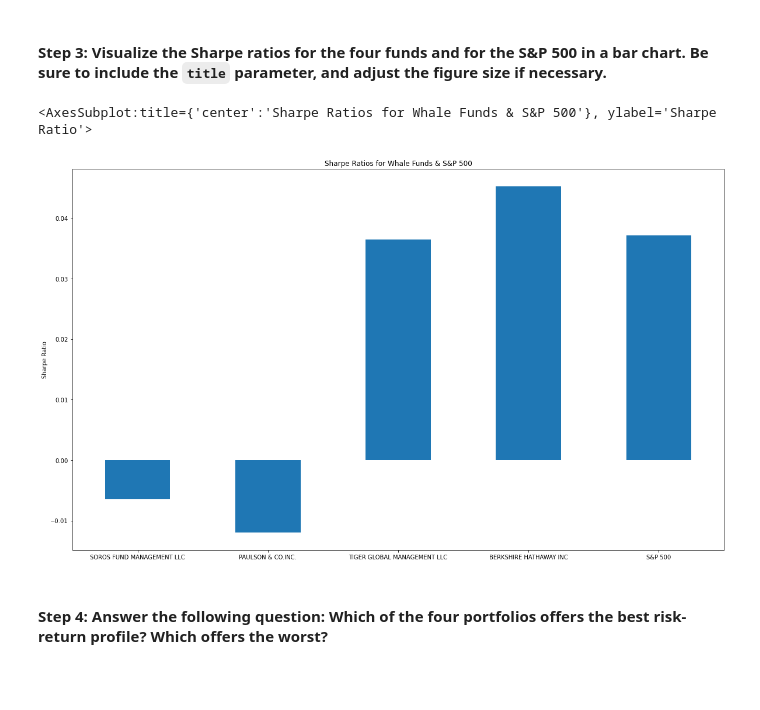
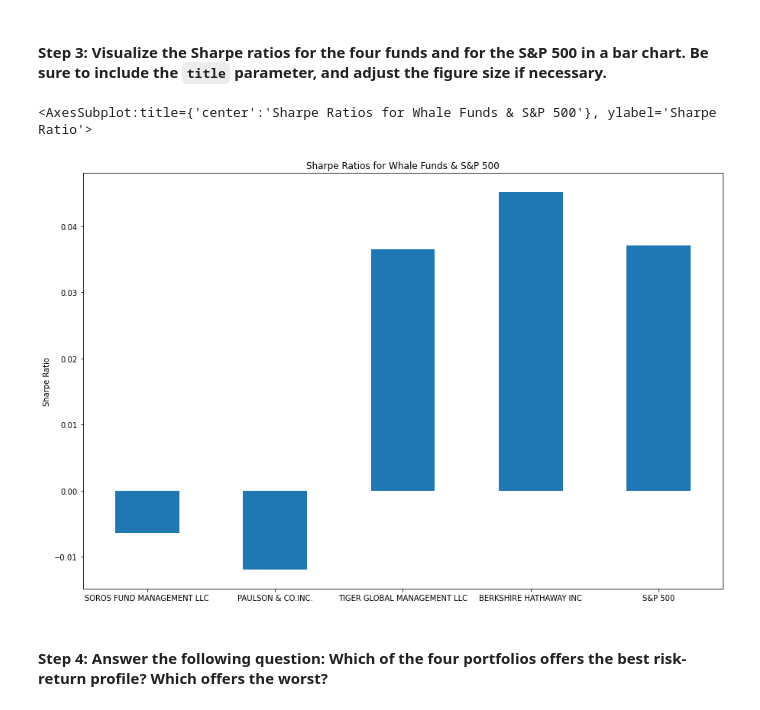
Before and after one commit to chdi2942/Risk_Return_Analysis, a Jupyter notebook: risk_return_analysis.ipynb, the cells around one changed output. Saved outputs shown, nothing was run; the diff lists cells and outputs as text; code cells hidden in the pictures; blank space fills up the shorter version.

```diff
--- a/risk_return_analysis.ipynb
+++ b/risk_return_analysis.ipynb
@@ -339,12 +334,12 @@ dtype: float64
 # %% [markdown]
 #### Step 3: Visualize the Sharpe ratios for the four funds and for the S&P 500 in a bar chart. Be sure to include the `title` parameter, and adjust the figure size if necessary.
 # %%
-# Visualize the Sharpe ratios as a bar chart
-# Include a title parameter and adjust the figure size
-annualized_sharpe_ratio.plot(kind="bar", title="Sharpe Ratios for Whale Funds & S&P 500", figsize=(20,12), ylabel="Sharpe Ratio", rot=0)
+# Visualizes the Sharpe ratios as a bar chart
+# Includes a title parameter and adjust the figure size
+annualized_sharpe_ratio.plot(kind="bar", title="Sharpe Ratios for Whale Funds & S&P 500", figsize=(15,10), ylabel="Sharpe Ratio", rot=0)
 # %% [output]
 <AxesSubplot:title={'center':'Sharpe Ratios for Whale Funds & S&P 500'}, ylabel='Sharpe Ratio'>
-[figure, old version]
+[figure, new version]
 # %% [markdown]
 #### Step 4: Answer the following question: Which of the four portfolios offers the best risk-return profile? Which offers the worst?
 # %% [markdown]
```
Also changed, not shown: parts of 25 cells of this notebook.
